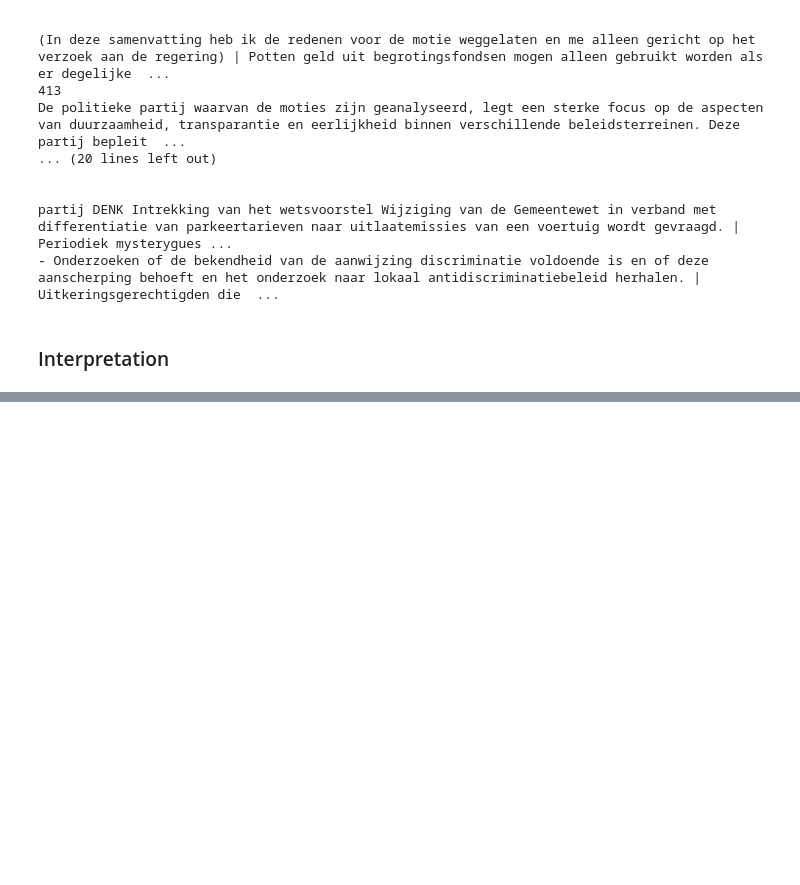
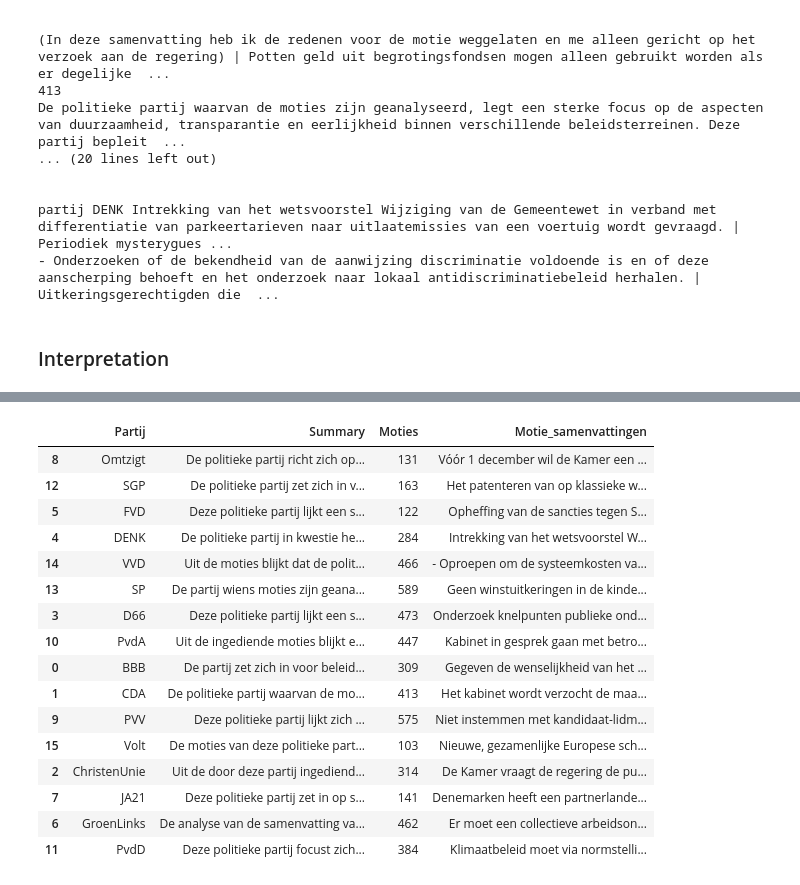
Before and after one commit to jvanelteren/kamermoties, a Jupyter notebook: 6_llm_principle_analysis.ipynb, the cells around one changed output, grey strips where cells are left out. Drawn from its saved outputs; the diff is of its cells as text; code cells hidden in the pictures; blank space fills up the shorter version.

```diff
--- a/6_llm_principle_analysis.ipynb
+++ b/6_llm_principle_analysis.ipynb
@@ -287,0 +293,2 @@ BBB
+# %%
+df_final = df_final.sample(frac=1)
@@ -287,0 +307,20 @@ BBB
+# %%
+df_final
+# %% [output]
+|  | Partij | Summary | Moties | Motie_samenvattingen |
+| 8 | Omtzigt | De politieke partij richt zich op... | 131 | Vóór 1 december wil de Kamer een ... |
+| 12 | SGP | De politieke partij zet zich in v... | 163 | Het patenteren van op klassieke w... |
+| 5 | FVD | Deze politieke partij lijkt een s... | 122 | Opheffing van de sancties tegen S... |
+| 4 | DENK | De politieke partij in kwestie he... | 284 | Intrekking van het wetsvoorstel W... |
+| 14 | VVD | Uit de moties blijkt dat de polit... | 466 | - Oproepen om de systeemkosten va... |
+| 13 | SP | De partij wiens moties zijn geana... | 589 | Geen winstuitkeringen in de kinde... |
+| 3 | D66 | Deze politieke partij lijkt een s... | 473 | Onderzoek knelpunten publieke ond... |
+| 10 | PvdA | Uit de ingediende moties blijkt e... | 447 | Kabinet in gesprek gaan met betro... |
+| 0 | BBB | De partij zet zich in voor beleid... | 309 | Gegeven de wenselijkheid van het ... |
+| 1 | CDA | De politieke partij waarvan de mo... | 413 | Het kabinet wordt verzocht de maa... |
+| 9 | PVV | Deze politieke partij lijkt zich ... | 575 | Niet instemmen met kandidaat-lidm... |
+| 15 | Volt | De moties van deze politieke part... | 103 | Nieuwe, gezamenlijke Europese sch... |
+| 2 | ChristenUnie | Uit de door deze partij ingediend... | 314 | De Kamer vraagt de regering de pu... |
+| 7 | JA21 | Deze politieke partij zet in op s... | 141 | Denemarken heeft een partnerlande... |
+| 6 | GroenLinks | De analyse van de samenvatting va... | 462 | Er moet een collectieve arbeidson... |
+| 11 | PvdD | Deze politieke partij focust zich... | 384 | Klimaatbeleid moet via normstelli... |
```
Also changed, not shown: parts of 4 cells of this notebook, 1 other file.
